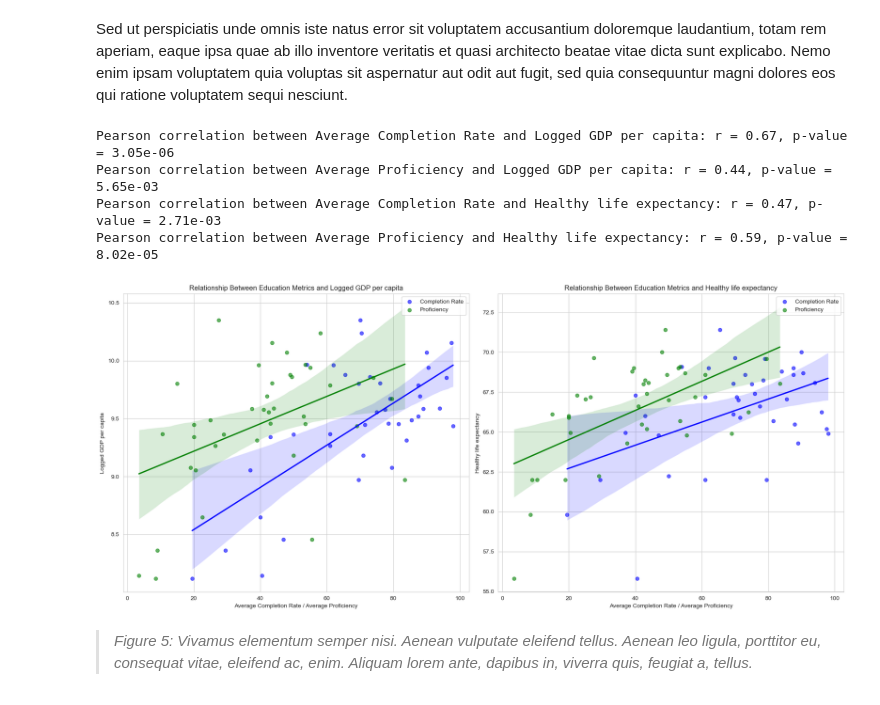
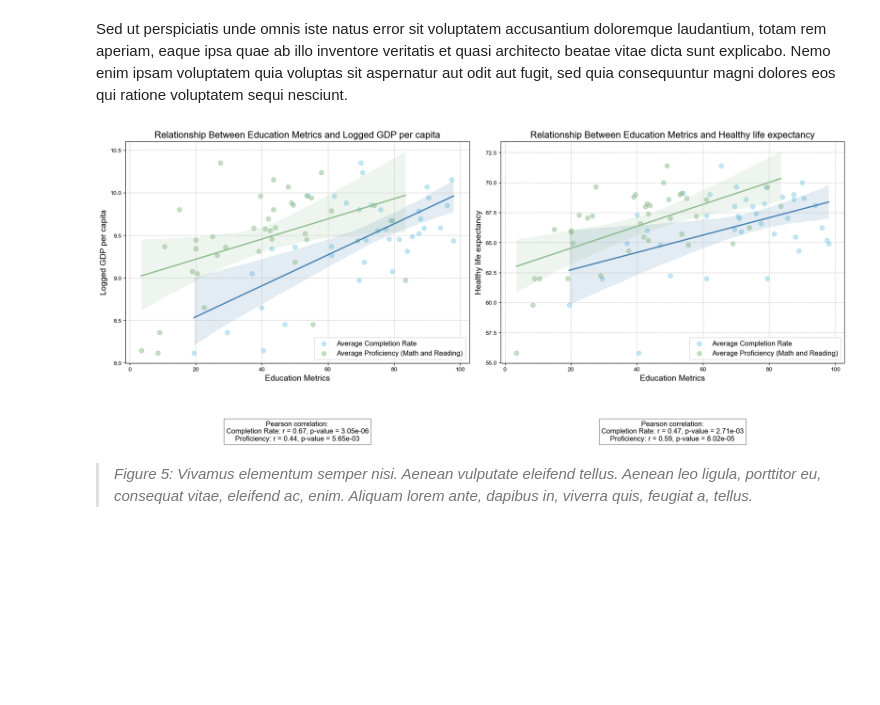
Before and after one commit to JacobHalewijn/infovis, a Jupyter notebook: format.ipynb, the cells around one changed output. Saved outputs shown, nothing was run; the diff lists cells and outputs as text; code cells hidden in the pictures; blank space fills up the shorter version.

Commit message:
Goede plots in format

```diff
--- a/format.ipynb
+++ b/format.ipynb
@@ -330,7 +341,6 @@ The inverse relationship between completion rates and OOSR is expected, as highe
 Sed ut perspiciatis unde omnis iste natus error sit voluptatem accusantium doloremque laudantium, totam rem aperiam, eaque ipsa quae ab illo inventore veritatis et quasi architecto beatae vitae dicta sunt explicabo. Nemo enim ipsam voluptatem quia voluptas sit aspernatur aut odit aut fugit, sed quia consequuntur magni dolores eos qui ratione voluptatem sequi nesciunt.
 # %%
 import pandas as pd
-import numpy as np
 import matplotlib.pyplot as plt
 import seaborn as sns
 from scipy.stats import pearsonr
@@ -353,60 +363,67 @@ filtered_data = df[(df['Logged GDP per capita'] != 0) &
 
 # Create a combined plot
 fig, (ax1, ax2) = plt.subplots(1, 2, figsize=(18, 8))
 
 # Plot the relationship between Average Completion Rate and Logged GDP per capita
 sns.regplot(data=filtered_data, x='Average_Completion_Rate', y='Logged GDP per capita',
-            scatter_kws={'alpha': 0.6}, label='Completion Rate', color='b', ax=ax1)
+            scatter_kws={'alpha': 0.5, 's': 60}, line_kws={'color': 'steelblue'},
+            label='Average Completion Rate', color='skyblue', ax=ax1)
 # Plot the relationship between Average Proficiency and Logged GDP per capita
 sns.regplot(data=filtered_data, x='Average_Proficiency', y='Logged GDP per capita',
-            scatter_kws={'alpha': 0.6}, label='Proficiency', color='g', ax=ax1)
+            scatter_kws={'alpha': 0.5, 's': 60}, line_kws={'color': 'darkseagreen'},
+            label='Average Proficiency (Math and Reading)', color='darkseagreen', ax=ax1)
 
 # Calculate Pearson correlation coefficients and p-values for Logged GDP per capita
 r_completion_gdp, p_value_completion_gdp = pearsonr(filtered_data['Average_Completion_Rate'], filtered_data['Logged GDP per capita'])
 r_proficiency_gdp, p_value_proficiency_gdp = pearsonr(filtered_data['Average_Proficiency'], filtered_data['Logged GDP per capita'])
 
-# Print correlation results for the first plot
-print(f'Pearson correlation between Average Completion Rate and Logged GDP per capita: r = {r_completion_gdp:.2f}, p-value = {p_value_completion_gdp:.2e}')
-print(f'Pearson correlation between Average Proficiency and Logged GDP per capita: r = {r_proficiency_gdp:.2f}, p-value = {p_value_proficiency_gdp:.2e}')
+# Add titles and labels for the first plot
+ax1.set_title('Relationship Between Education Metrics and Logged GDP per capita', fontsize=16)
+ax1.set_xlabel('Education Metrics', fontsize=14)
+ax1.set_ylabel('Logged GDP per capita', fontsize=14)
+ax1.legend(fontsize=12, loc='lower right')
+ax1.grid(True, linestyle='--', alpha=0.7)
 
-# Add titles and labels for the first plot
-ax1.set_title('Relationship Between Education Metrics and Logged GDP per capita')
-ax1.set_xlabel('Average Completion Rate / Average Proficiency')
-ax1.set_ylabel('Logged GDP per capita')
-ax1.legend()
+# Add Pearson correlation coefficients and p-values for the first plot
+ax1.text(0.5, -0.35,
+         f'Pearson correlation:\nCompletion Rate: r = {r_completion_gdp:.2f}, p-value = {p_value_completion_gdp:.2e}\n'
+         f'Proficiency: r = {r_proficiency_gdp:.2f}, p-value = {p_value_proficiency_gdp:.2e}',
+         fontsize=12, bbox=dict(facecolor='white', alpha=0.5), transform=ax1.transAxes, ha='center')
 
-# Create the second plot: Relationship between Education Metrics and Healthy life expectancy
 # Plot the relationship between Average Completion Rate and Healthy life expectancy
 sns.regplot(data=filtered_data, x='Average_Completion_Rate', y='Healthy life expectancy',
-            scatter_kws={'alpha': 0.6}, label='Completion Rate', color='b', ax=ax2)
+            scatter_kws={'alpha': 0.5, 's': 60}, line_kws={'color': 'steelblue'},
+            label='Average Completion Rate', color='skyblue', ax=ax2)
 # Plot the relationship between Average Proficiency and Healthy life expectancy
 sns.regplot(data=filtered_data, x='Average_Proficiency', y='Healthy life expectancy',
-            scatter_kws={'alpha': 0.6}, label='Proficiency', color='g', ax=ax2)
+            scatter_kws={'alpha': 0.5, 's': 60}, line_kws={'color': 'darkseagreen'},
+            label='Average Proficiency (Math and Reading)', color='darkseagreen', ax=ax2)
 
 # Calculate Pearson correlation coefficients and p-values for Healthy life expectancy
 r_completion_life, p_value_completion_life = pearsonr(filtered_data['Average_Completion_Rate'], filtered_data['Healthy life expectancy'])
 r_proficiency_life, p_value_proficiency_life = pearsonr(filtered_data['Average_Proficiency'], filtered_data['Healthy life expectancy'])
 
-# Print correlation results for the second plot
-print(f'Pearson correlation between Average Completion Rate and Healthy life expectancy: r = {r_completion_life:.2f}, p-value = {p_value_completion_life:.2e}')
-print(f'Pearson correlation between Average Proficiency and Healthy life expectancy: r = {r_proficiency_life:.2f}, p-value = {p_value_proficiency_life:.2e}')
+# Add titles and labels for the second plot
+ax2.set_title('Relationship Between Education Metrics and Healthy life expectancy', fontsize=16)
+ax2.set_xlabel('Education Metrics', fontsize=14)
+ax2.set_ylabel('Healthy life expectancy', fontsize=14)
+ax2.legend(fontsize=12, loc='lower right')
+ax2.grid(True, linestyle='--', alpha=0.7)
 
-# Add titles and labels for the second plot
-ax2.set_title('Relationship Between Education Metrics and Healthy life expectancy')
-ax2.set_xlabel('Average Completion Rate / Average Proficiency')
-ax2.set_ylabel('Healthy life expectancy')
-ax2.legend()
+# Add Pearson correlation coefficients and p-values for the second plot
+ax2.text(0.5, -0.35,
+         f'Pearson correlation:\nCompletion Rate: r = {r_completion_life:.2f}, p-value = {p_value_completion_life:.2e}\n'
+         f'Proficiency: r = {r_proficiency_life:.2f}, p-value = {p_value_proficiency_life:.2e}',
+         fontsize=12, bbox=dict(facecolor='white', alpha=0.5), transform=ax2.transAxes, ha='center')
+
+# Set the style of the plot to improve aesthetics
+sns.set_style("whitegrid")
 
 # Show plots
 plt.tight_layout()
-plt.grid(True)
 plt.show()
 # %% [output]
-Pearson correlation between Average Completion Rate and Logged GDP per capita: r = 0.67, p-value = 3.05e-06
-Pearson correlation between Average Proficiency and Logged GDP per capita: r = 0.44, p-value = 5.65e-03
-Pearson correlation between Average Completion Rate and Healthy life expectancy: r = 0.47, p-value = 2.71e-03
-Pearson correlation between Average Proficiency and Healthy life expectancy: r = 0.59, p-value = 8.02e-05
-[figure, old version]
+[figure, new version]
 # %% [markdown]
 > *Figure 5: Vivamus elementum semper nisi. Aenean vulputate eleifend tellus. Aenean leo ligula, porttitor eu, consequat vitae, eleifend ac, enim. Aliquam lorem ante, dapibus in, viverra quis, feugiat a, tellus.*
 # %% [markdown]
```
Also changed, not shown: parts of 5 cells of this notebook, 1 other file.
